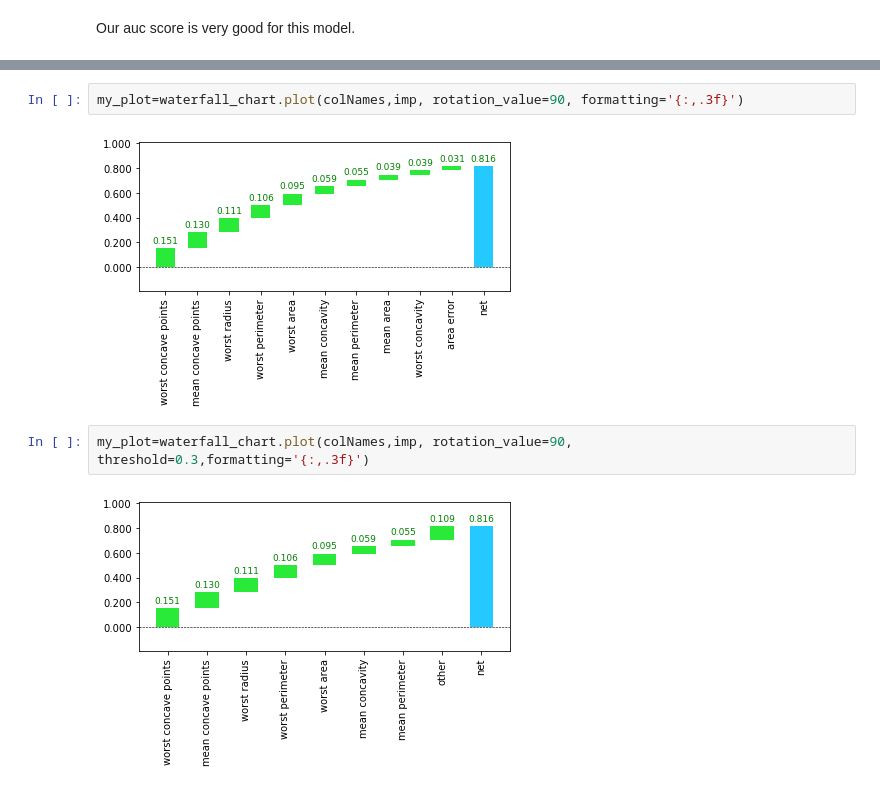
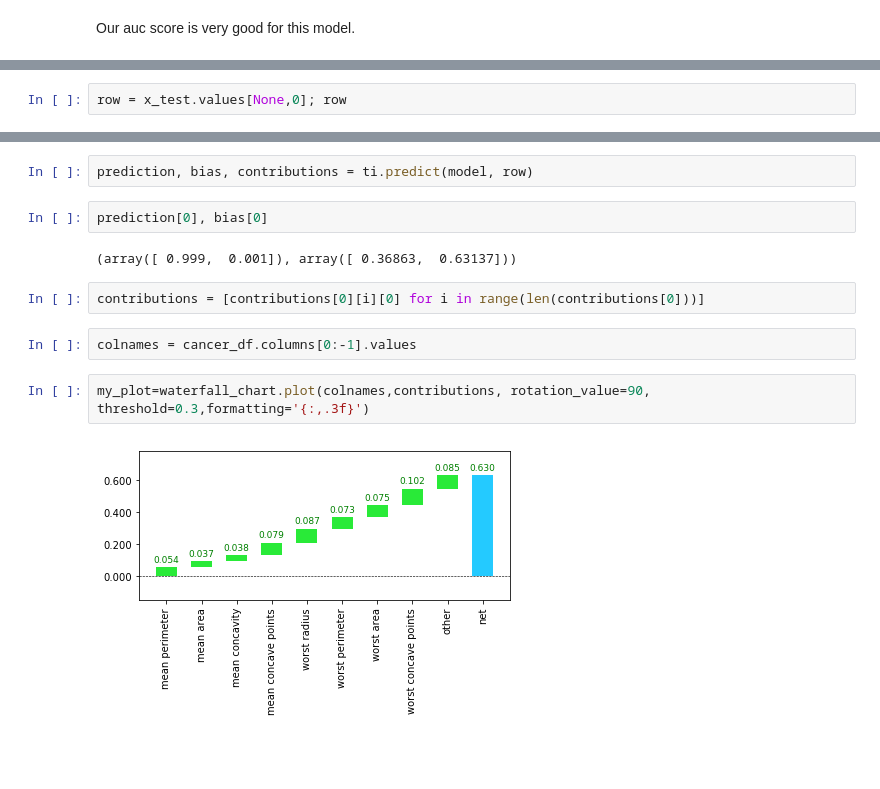
Before and after one commit to chrispaulca/waterfall, a Jupyter notebook: Example_Plot_with_RandomForest.ipynb, the cells around one changed output, grey strips where cells are left out. Drawn from its saved outputs; the diff is of its cells as text; blank space fills up the shorter version.

```diff
--- a/Example_Plot_with_RandomForest.ipynb
+++ b/Example_Plot_with_RandomForest.ipynb
@@ -218,0 +166,2 @@ len(colNames )
+# %%
+row = x_test.values[None,0]; row
@@ -219,8 +174,14 @@ len(colNames )
+# %%
+prediction, bias, contributions = ti.predict(model, row)
+# %%
+prediction[0], bias[0]
+# %% [output]
+(array([ 0.999,  0.001]), array([ 0.36863,  0.63137]))
+# %%
+contributions = [contributions[0][i][0] for i in range(len(contributions[0]))]
+# %%
+colnames = cancer_df.columns[0:-1].values
 # %%
-my_plot=waterfall_chart.plot(colNames,imp, rotation_value=90, formatting='{:,.3f}')
+my_plot=waterfall_chart.plot(colnames,contributions, rotation_value=90, threshold=0.3,formatting='{:,.3f}')
 # %% [output]
-[figure, old version]
+[figure, new version]
-# %%
-my_plot=waterfall_chart.plot(colNames,imp, rotation_value=90, threshold=0.3,formatting='{:,.3f}')
-# %% [output]
-[figure, removed]
```
Also changed, not shown: parts of 13 cells of this notebook.
